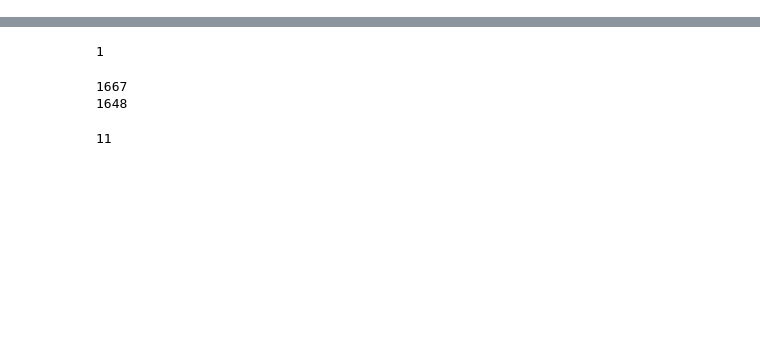
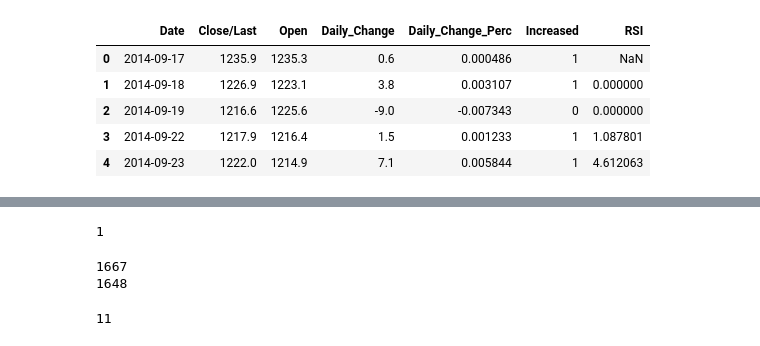
Before and after one commit to irsa-ashraf/Analysis-of-Indicators-on-Cryptocurrency-Prices, a Jupyter notebook: final_datasets/dogecoin_feature_engineering.ipynb, the cells around one changed output, grey strips where cells are left out. Drawn from its saved outputs; the diff is of its cells as text; code cells hidden in the pictures; blank space fills up the shorter version.

```diff
--- a/final_datasets/dogecoin_feature_engineering.ipynb
+++ b/final_datasets/dogecoin_feature_engineering.ipynb
@@ -43,11 +93,16 @@ dogecoin['Weekly_Change_Perc'] = dogecoin['Weekly_Change'] / dogecoin['Open'].sh
 # %%
 # Re-add gold
-gold = pd.read_csv("../data/gold_modified.csv")
-gold['Daily_Change'] = gold["Close/Last"] - gold["Open"]
-gold['Daily_Change_Perc'] = gold["Daily_Change"] / gold["Open"]
-gold["Increased"] = np.where(gold["Daily_Change"] > 0, 1, 0)
-# Get date in right format for merge
-gold["Date"] = pd.to_datetime(gold["Date"]).dt.strftime('%Y-%m-%d')
-gold_needed_columns = gold[["Date", "Close/Last", "Open", "Daily_Change", "Daily_Change_Perc", "Increased"]]
+gold = pd.read_csv("gold_filtered.csv")
+# %%
+gold.drop(inplace=True, columns=["Unnamed: 0"])
+# %%
+gold.head()
+# %% [output]
+|  | Date | Close/Last | Open | Daily_Change | Daily_Change_Perc | Increased | RSI |
+| 0 | 2014-09-17 | 1235.9 | 1235.3 | 0.6 | 0.000486 | 1 | NaN |
+| 1 | 2014-09-18 | 1226.9 | 1223.1 | 3.8 | 0.003107 | 1 | 0.000000 |
+| 2 | 2014-09-19 | 1216.6 | 1225.6 | -9.0 | -0.007343 | 0 | 0.000000 |
+| 3 | 2014-09-22 | 1217.9 | 1216.4 | 1.5 | 0.001233 | 1 | 1.087801 |
+| 4 | 2014-09-23 | 1222.0 | 1214.9 | 7.1 | 0.005844 | 1 | 4.612063 |
 # %%
 # Merge Gold Columns Back in
```
Also changed, not shown: parts of 16 cells of this notebook, 20 other files.
